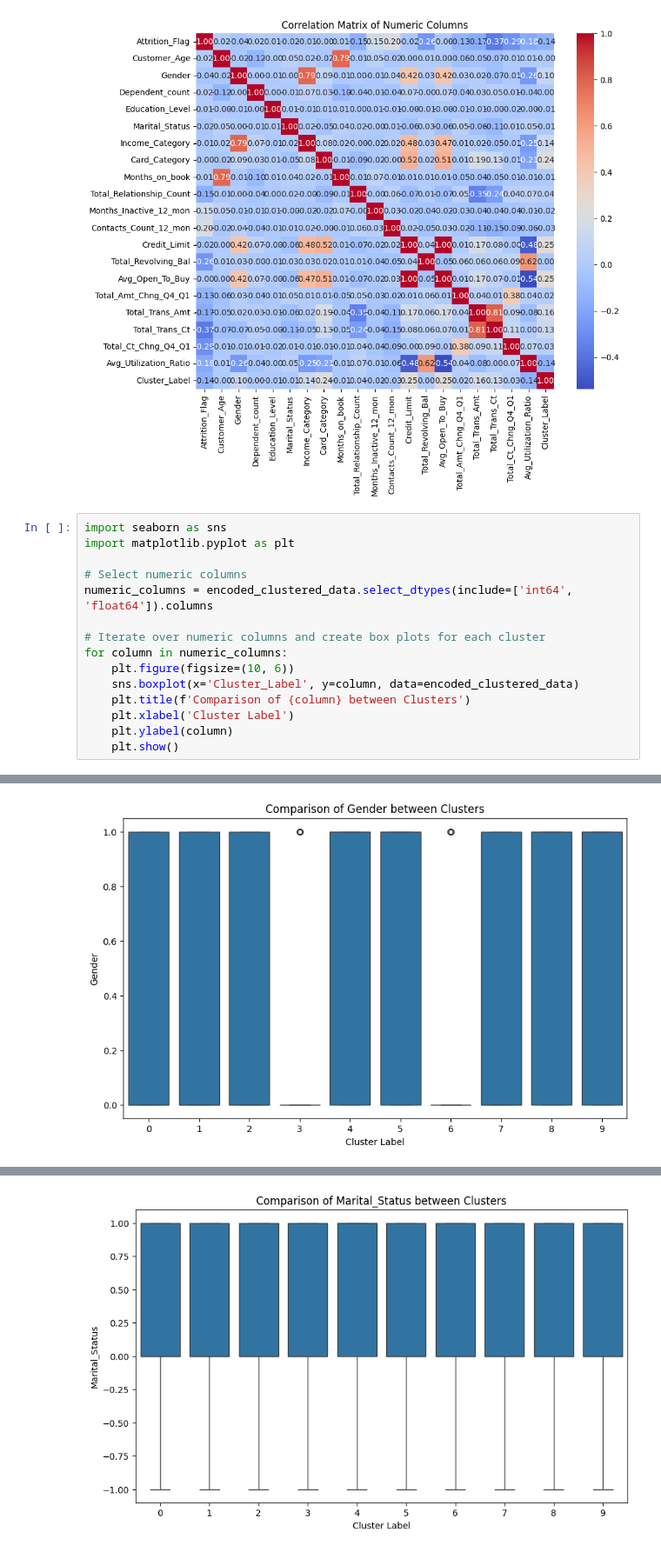
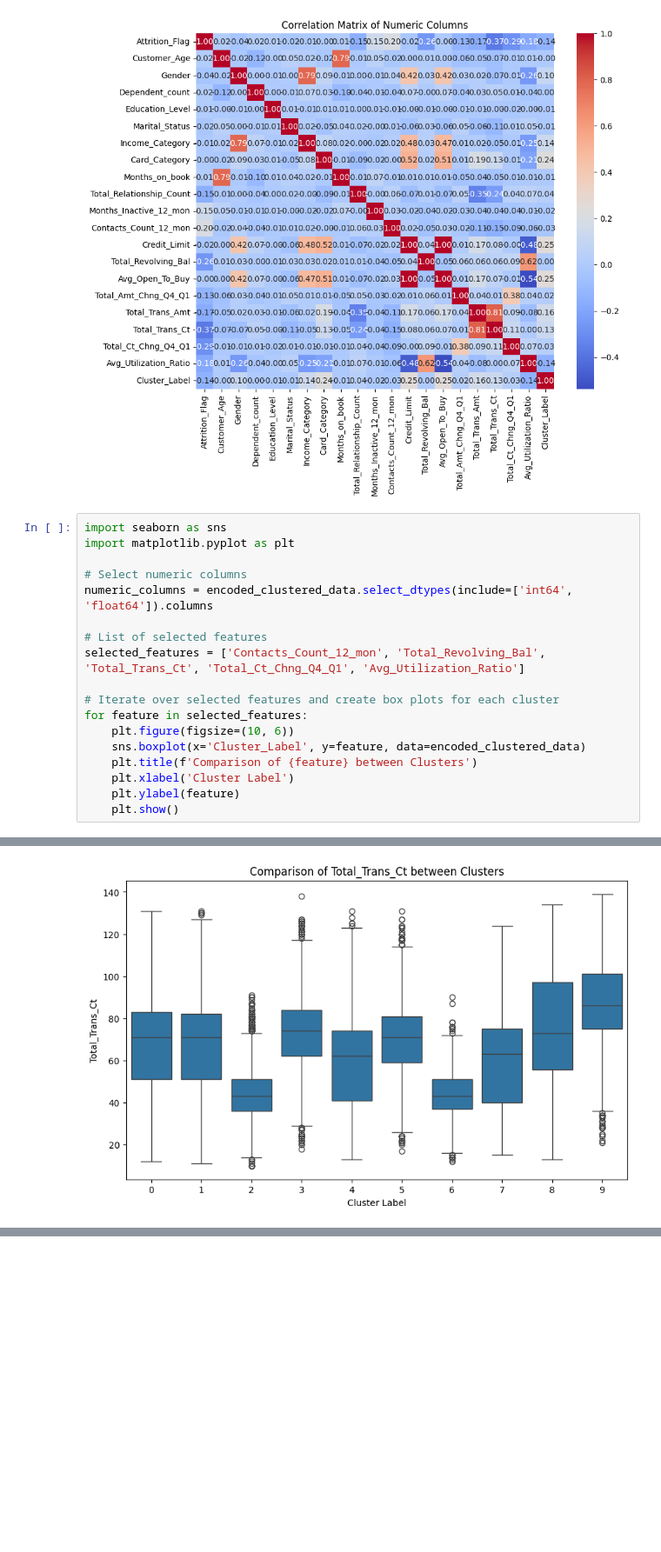
Before and after one commit to bear-revels/customer_churn, a Jupyter notebook: EDA/cluster_analysis.ipynb, the cells around one changed output, grey strips where cells are left out. Shown: that part at 87% size. Drawn from its saved outputs; the diff is of its cells as text; blank space fills up the shorter version.

```diff
--- a/EDA/cluster_analysis.ipynb
+++ b/EDA/cluster_analysis.ipynb
@@ -107,12 +107,15 @@ import matplotlib.pyplot as plt
 # Select numeric columns
 numeric_columns = encoded_clustered_data.select_dtypes(include=['int64', 'float64']).columns
 
-# Iterate over numeric columns and create box plots for each cluster
-for column in numeric_columns:
+# List of selected features
+selected_features = ['Contacts_Count_12_mon', 'Total_Revolving_Bal', 'Total_Trans_Ct', 'Total_Ct_Chng_Q4_Q1', 'Avg_Utilization_Ratio']
+
+# Iterate over selected features and create box plots for each cluster
+for feature in selected_features:
     plt.figure(figsize=(10, 6))
-    sns.boxplot(x='Cluster_Label', y=column, data=encoded_clustered_data)
-    plt.title(f'Comparison of {column} between Clusters')
+    sns.boxplot(x='Cluster_Label', y=feature, data=encoded_clustered_data)
+    plt.title(f'Comparison of {feature} between Clusters')
     plt.xlabel('Cluster Label')
-    plt.ylabel(column)
+    plt.ylabel(feature)
     plt.show()
 # %% [output]
@@ -121 +124 @@ for column in numeric_columns:
-[figure, old version]
+[figure, new version]
@@ -124 +126,0 @@ for column in numeric_columns:
-[figure, removed]
```
Also changed, not shown: parts of 1 cell of this notebook, 2 other files.
